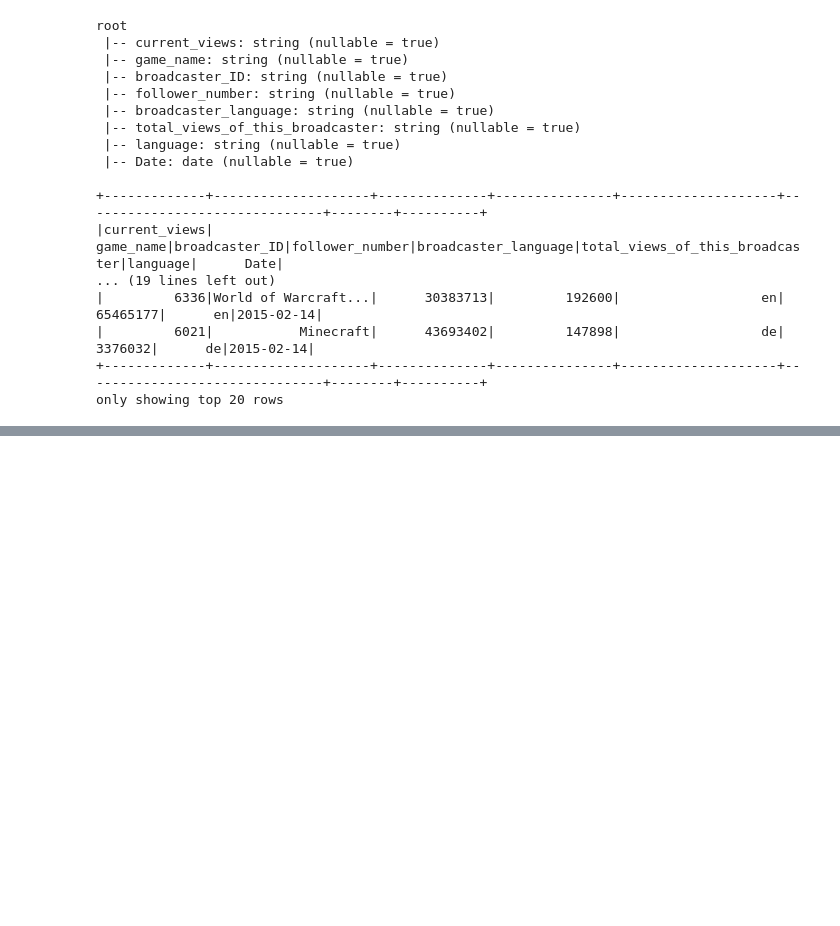
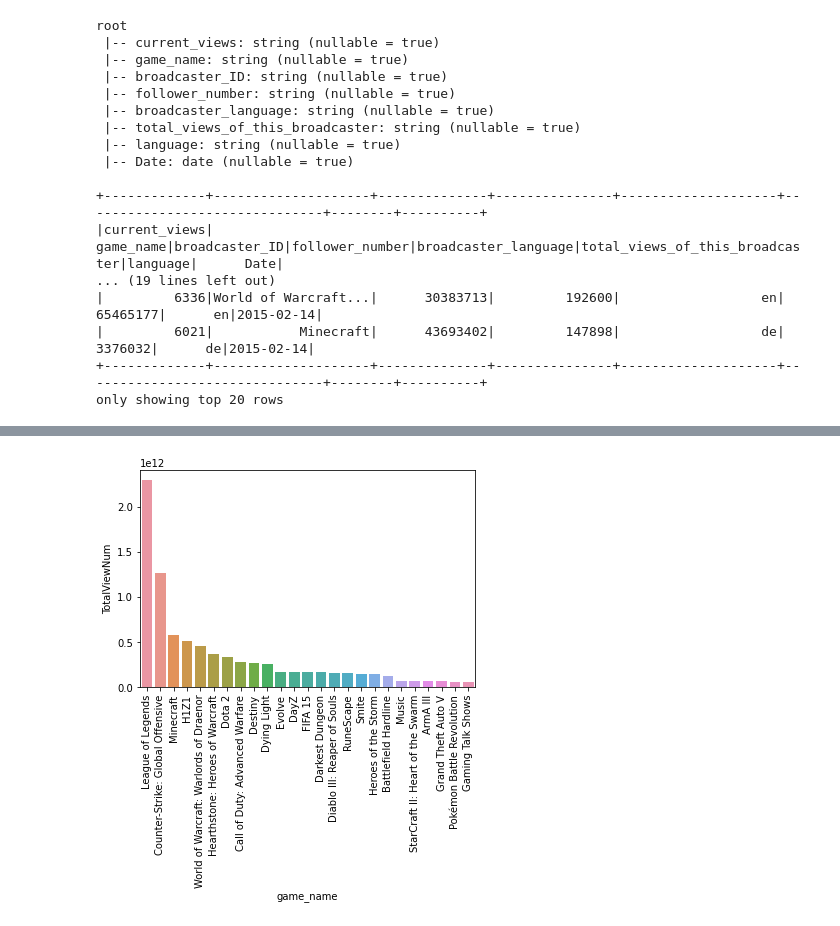
Before and after one commit to DylanJJH/502_Project, a Jupyter notebook: twitch.ipynb, the cells around one changed output, grey strips where cells are left out. Saved outputs shown, nothing was run; the diff lists cells and outputs as text; code cells hidden in the pictures; blank space fills up the shorter version.

```diff
--- a/twitch.ipynb
+++ b/twitch.ipynb
@@ -124,0 +199,2 @@ AnalysisException: '"current_views" is not a numeric column. Aggregation functio
+# %%
+game_view=spark.sql("SELECT game_name, sum(total_views_of_this_broadcaster) AS TotalViewNum FROM twitch GROUP BY game_name ORDER BY TotalViewNum DESC")
@@ -124,0 +219,7 @@ AnalysisException: '"current_views" is not a numeric column. Aggregation functio
+# %%
+game_view_pandas=game_view.toPandas()
+# %%
+ax=sns.barplot(x='game_name',y='TotalViewNum', data=game_view_pandas[0:25])
+b=ax.set_xticklabels(game_follower_pandas[0:25]['game_name'],rotation=90)
+# %% [output]
+[figure, added]
```
Also changed, not shown: parts of 23 cells of this notebook.
